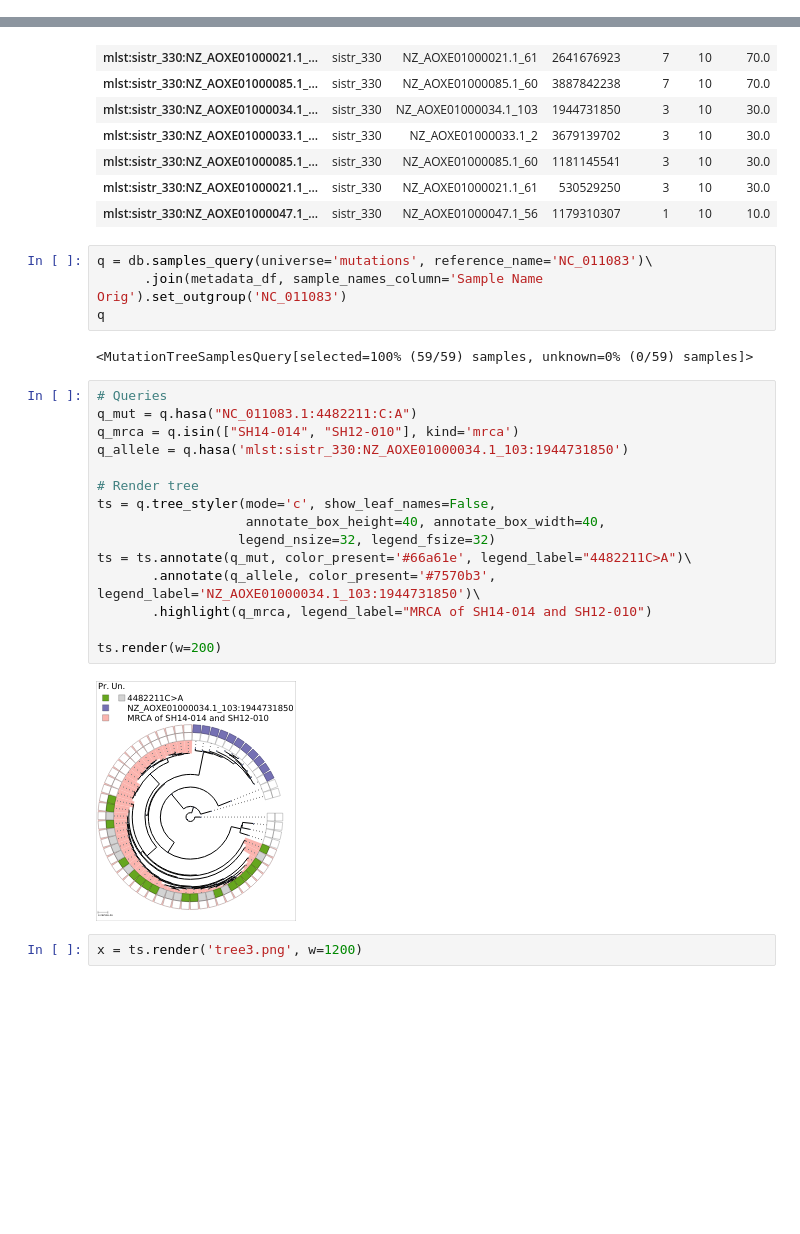
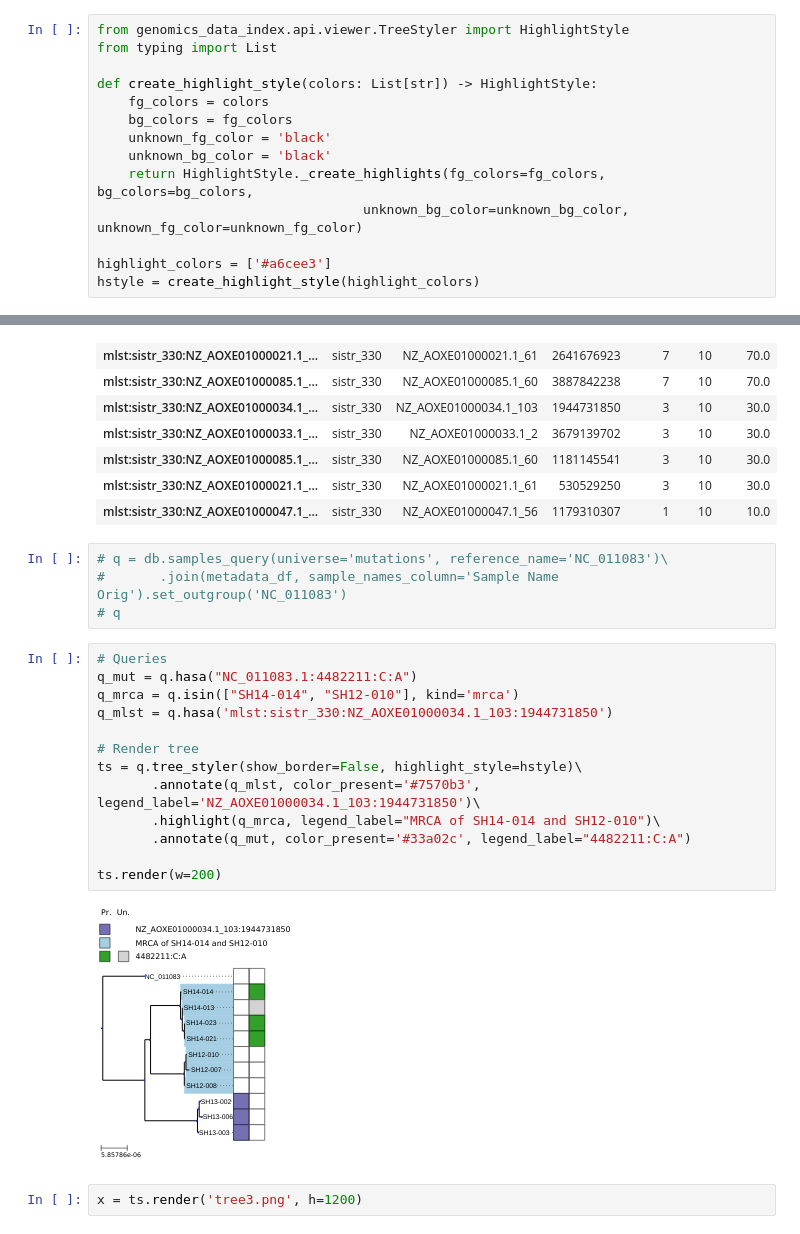
Before and after one commit to apetkau/genomics-data-index-evaluation-manuscript, a Jupyter notebook: evaluations/visualization/visualization-trees.ipynb, the cells around one changed output, grey strips where cells are left out. Drawn from its saved outputs; the diff is of its cells as text; blank space fills up the shorter version.

Commit message:
Updated figures

```diff
--- a/evaluations/visualization/visualization-trees.ipynb
+++ b/evaluations/visualization/visualization-trees.ipynb
@@ -75,5 +74,19 @@ x = ts.render('tree1.png', w=1200)
 # %% [markdown]
 # Tree2
+# %%
+from genomics_data_index.api.viewer.TreeStyler import HighlightStyle
+from typing import List
+
+def create_highlight_style(colors: List[str]) -> HighlightStyle:
+    fg_colors = colors
+    bg_colors = fg_colors
+    unknown_fg_color = 'black'
+    unknown_bg_color = 'black'
+    return HighlightStyle._create_highlights(fg_colors=fg_colors, bg_colors=bg_colors,
+                                  unknown_bg_color=unknown_bg_color, unknown_fg_color=unknown_fg_color)
+
+highlight_colors = ['#a6cee3']
+hstyle = create_highlight_style(highlight_colors)
 # %%
 # Queries
 q_mrca = q.isin(["SH14-014", "SH12-010"], kind='mrca')
@@ -104,27 +118,23 @@ qmlst_df[qmlst_df['Percent'] < 90].head(10)
 | mlst:sistr_330:NZ_AOXE01000021.1_... | sistr_330 | NZ_AOXE01000021.1_61 | 530529250 | 3 | 10 | 30.0 |
 | mlst:sistr_330:NZ_AOXE01000047.1_... | sistr_330 | NZ_AOXE01000047.1_56 | 1179310307 | 1 | 10 | 10.0 |
 # %%
-q = db.samples_query(universe='mutations', reference_name='NC_011083')\
-      .join(metadata_df, sample_names_column='Sample Name Orig').set_outgroup('NC_011083')
-q
+# q = db.samples_query(universe='mutations', reference_name='NC_011083')\
+#       .join(metadata_df, sample_names_column='Sample Name Orig').set_outgroup('NC_011083')
+# q
-# %% [output]
-<MutationTreeSamplesQuery[selected=100% (59/59) samples, unknown=0% (0/59) samples]>
 # %%
 # Queries
 q_mut = q.hasa("NC_011083.1:4482211:C:A")
 q_mrca = q.isin(["SH14-014", "SH12-010"], kind='mrca')
-q_allele = q.hasa('mlst:sistr_330:NZ_AOXE01000034.1_103:1944731850')
+q_mlst = q.hasa('mlst:sistr_330:NZ_AOXE01000034.1_103:1944731850')
 
 # Render tree
-ts = q.tree_styler(mode='c', show_leaf_names=False,
-                   annotate_box_height=40, annotate_box_width=40,
-                  legend_nsize=32, legend_fsize=32)
-ts = ts.annotate(q_mut, color_present='#66a61e', legend_label="4482211C>A")\
-       .annotate(q_allele, color_present='#7570b3', legend_label='NZ_AOXE01000034.1_103:1944731850')\
-       .highlight(q_mrca, legend_label="MRCA of SH14-014 and SH12-010")
+ts = q.tree_styler(show_border=False, highlight_style=hstyle)\
+       .annotate(q_mlst, color_present='#7570b3', legend_label='NZ_AOXE01000034.1_103:1944731850')\
+       .highlight(q_mrca, legend_label="MRCA of SH14-014 and SH12-010")\
+       .annotate(q_mut, color_present='#33a02c', legend_label="4482211:C:A")
 
 ts.render(w=200)
 # %% [output]
-[figure, old version]
+[figure, new version]
 # %%
-x = ts.render('tree3.png', w=1200)
+x = ts.render('tree3.png', h=1200)
```
Also changed, not shown: parts of 5 cells of this notebook.
